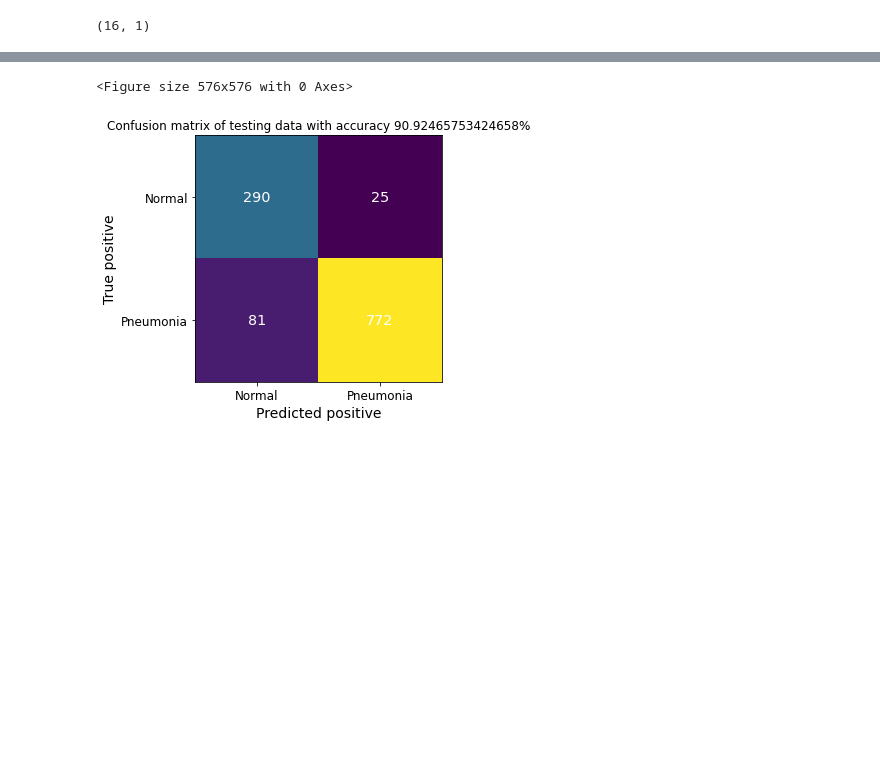
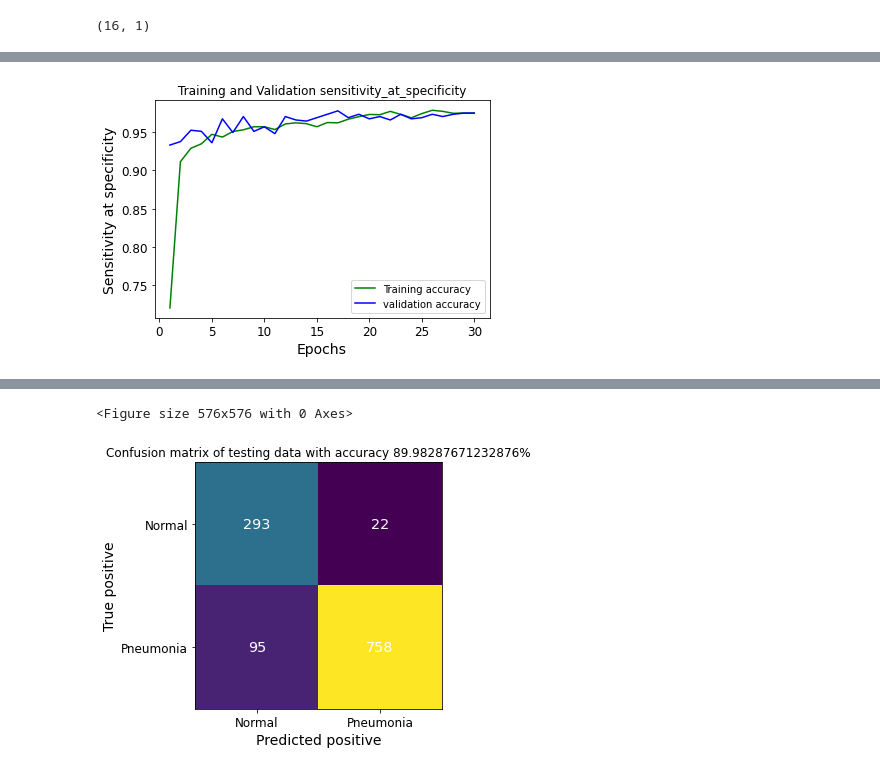
Before and after one commit to JiteshSindhare/pneumonia-detection-using-cnn-on-images, a Jupyter notebook: pneumonia.ipynb, the cells around one changed output, grey strips where cells are left out. Drawn from its saved outputs; the diff is of its cells as text; code cells hidden in the pictures; blank space fills up the shorter version.

```diff
--- a/pneumonia.ipynb
+++ b/pneumonia.ipynb
@@ -353,7 +353,7 @@ model = keras.models.Sequential([
     DefaultConv2D(filters=256),
     keras.layers.MaxPooling2D(pool_size=2),
     keras.layers.Flatten(),
-    keras.layers.Dense(units=128, activation='relu'),
+    keras.layers.Dense(units=120, activation='relu'),
     keras.layers.Dropout(0.4),
     keras.layers.Dense(units=64, activation='relu'),
     keras.layers.Dropout(0.4),
@@ -394,7 +394,7 @@ nadamOptimizer=keras.optimizers.Nadam(
     learning_rate=0.0002, beta_1=0.9, beta_2=0.999, epsilon=1e-07, name="Nadam"
 )
 reduce_lr = keras.callbacks.ReduceLROnPlateau(monitor='val_loss', factor=0.2,
-                              patience=5, min_lr=0.00009)
+                              patience=5, min_lr=0.0000009)
 # model.fit(X_train, Y_train, callbacks=[reduce_lr])
 model.compile(loss="binary_crossentropy", optimizer=nadamOptimizer, metrics=[keras.metrics.SensitivityAtSpecificity(0.5),
 f1_m,tf.keras.metrics.Precision(),tf.keras.metrics.Recall()])
@@ -424,7 +424,7 @@ f1_m,tf.keras.metrics.Precision(),tf.keras.metrics.Recall()])
 #                     validation_data=datagen.flow(X_train_shuf, y_train1, subset='validation'),callbacks=[reduce_lr])
 
 # For combined train and test data which is splitted in train test and val
-history = model.fit(datagen.flow(X, y,batch_size=32, subset='training'), epochs=25,
+history = model.fit(datagen.flow(X, y,batch_size=32, subset='training'), epochs=30,
                     validation_data=datagen.flow(X, y, subset='validation'),callbacks=[reduce_lr])
 
 # change this below line accordinly how many metrics i pass in model.+1 for loss.
@@ -620,0 +560,6 @@ plt.show()
+# %%
+print(len(history.history['loss']),len(history.history['val_loss']))
+# history.history['sensitivity_at_specificity']
+print(history.history['lr'])
+epochs_range=31
+# epochs +1 as its value
@@ -620,0 +582,13 @@ plt.show()
+# %%
+loss_train = history.history['sensitivity_at_specificity_4']
+loss_val = history.history['val_sensitivity_at_specificity_4']
+epochs = range(1,epochs_range)
+plt.plot(epochs, loss_train, 'g', label='Training accuracy')
+plt.plot(epochs, loss_val, 'b', label='validation accuracy')
+plt.title('Training and Validation sensitivity_at_specificity')
+plt.xlabel('Epochs')
+plt.ylabel('Sensitivity at specificity')
+plt.legend()
+plt.show()
+# %% [output]
+[figure, added]
```
Also changed, not shown: parts of 18 cells of this notebook.
